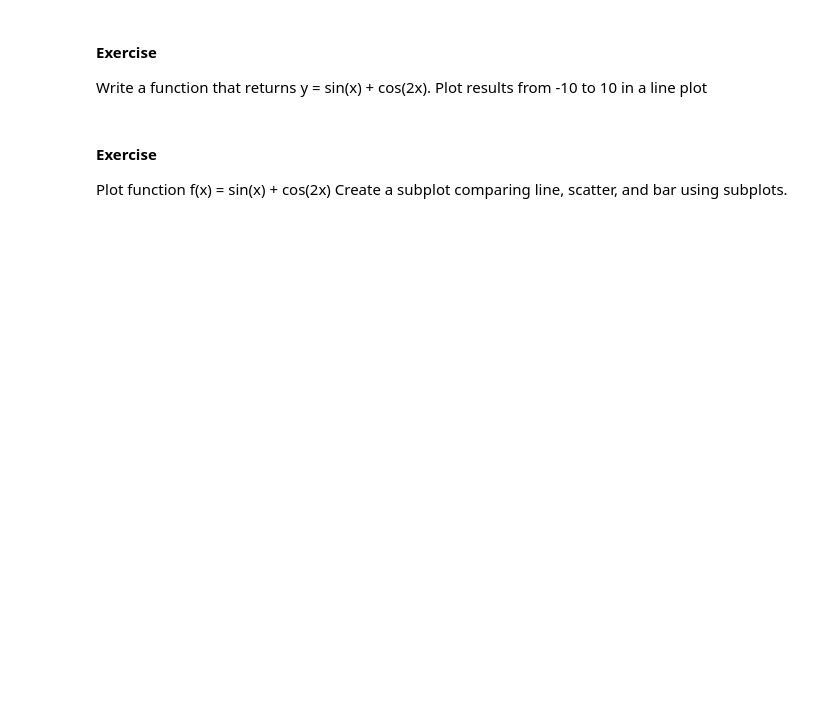
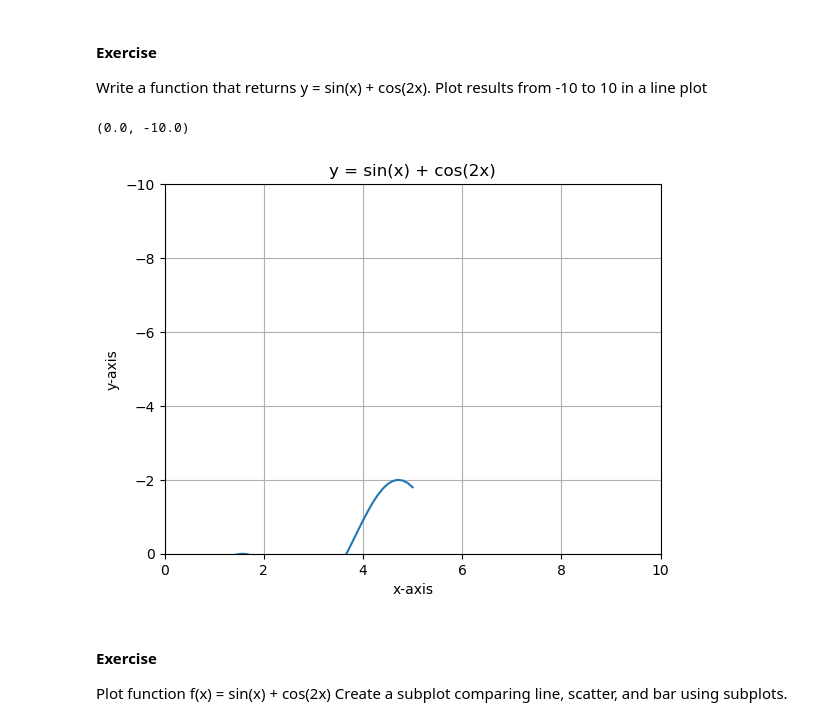
Before and after one commit to ramiroelena/ramiroelenaSU, a Jupyter notebook: Lecture 6_python_plotting.ipynb, the cells around one changed output. Saved outputs shown, nothing was run; the diff lists cells and outputs as text; code cells hidden in the pictures; blank space fills up the shorter version.

```diff
--- a/Lecture 6_python_plotting.ipynb
+++ b/Lecture 6_python_plotting.ipynb
@@ -160,7 +239,19 @@ plt.show()
 Write a function that returns y = sin(x) + cos(2x).
 Plot results from -10 to 10 in a line plot
 # %%
-# Your code here.
+# Use numpy and matplotlib imports from earlier cells (do not re-import here)
+x = np.linspace(-5, 5, 100) # Change the range and number of points to see what happens
+y = np.sin(x) + np.cos(2 * x)  # use np.sin and np.cos and multiply 2 * x
+plt.plot(x, y)
+plt.title("y = sin(x) + cos(2x)")
+plt.xlabel("x-axis")
+plt.ylabel("y-axis")
+plt.grid()
+plt.xlim(0, 10)
+plt.ylim(0, -10)
+# %% [output]
+(0.0, -10.0)
+[figure, added]
 # %% [markdown]
 #### Exercise
 Plot function f(x) = sin(x) + cos(2x)
```
Also changed, not shown: parts of 16 cells of this notebook.
